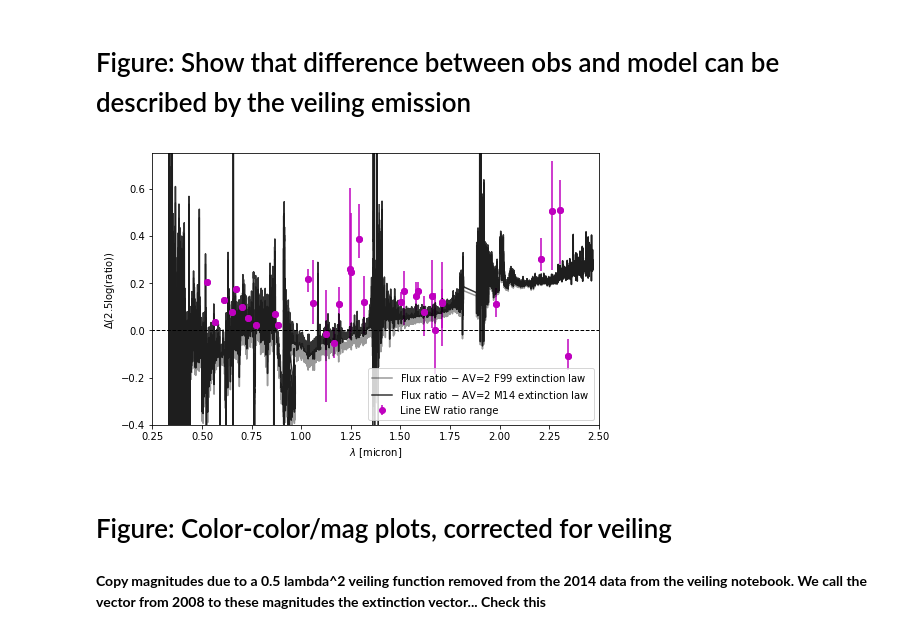
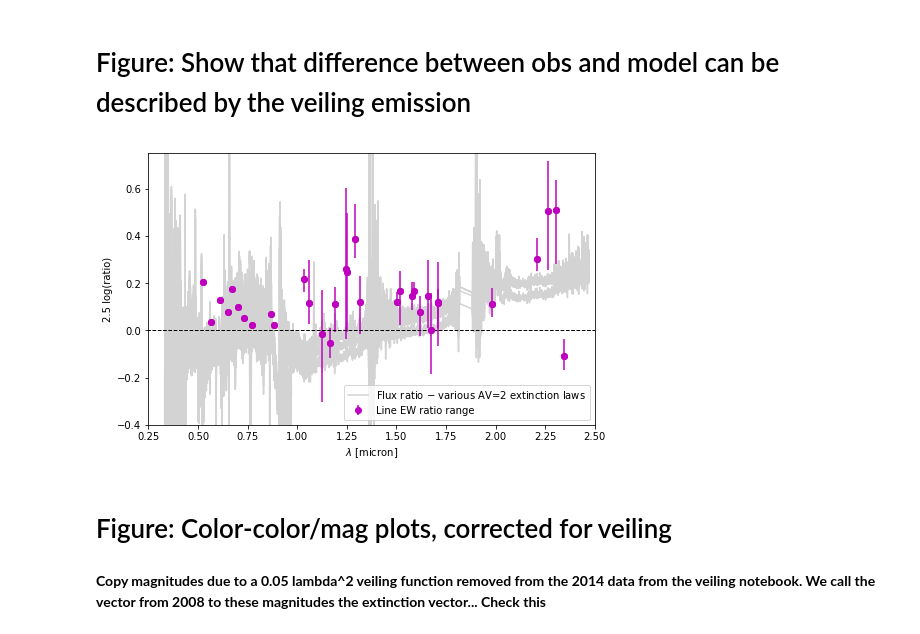
Before and after one commit to krislars/AA_Tau_Covey, a Jupyter notebook: AATau_5_figures.ipynb, the cells around one changed output. Drawn from its saved outputs; the diff is of its cells as text; code cells hidden in the pictures.

```diff
--- a/AATau_5_figures.ipynb
+++ b/AATau_5_figures.ipynb
@@ -353,35 +387,42 @@ plt.show()
 # %%
 fig2,ax=plt.subplots(1,1,figsize=(8,5))
 
 # CCM89, O94, F99, F04, M14, G16
 ext=de.F99(Rv=3)
-ax.plot(allwav_dec02,2.0*ext(allwav_dec02)-ext_dec02,'k',label='Flux ratio $-$ AV=2 F99 extinction law',alpha=0.4)
+ax.plot(allwav_dec02,2.0*ext(allwav_dec02)-ext_dec02,'lightgrey',label='Flux ratio $-$ various AV=2 extinction laws',zorder=-32)
+ext=de.CCM89(Rv=3)
+ax.plot(allwav_dec02,2.0*ext(allwav_dec02)-ext_dec02,'lightgrey',zorder=-32)
+ext=de.O94(Rv=3)
+ax.plot(allwav_dec02,2.0*ext(allwav_dec02)-ext_dec02,'lightgrey',zorder=-32)
+ext=de.F04(Rv=3)
+ax.plot(allwav_dec02,2.0*ext(allwav_dec02)-ext_dec02,'lightgrey',zorder=-32)
 ext=de.M14(Rv=3)
-ax.plot(allwav_dec02,2.0*ext(allwav_dec02)-ext_dec02,'k',label='Flux ratio $-$ AV=2 M14 extinction law',alpha=0.8)
+ax.plot(allwav_dec02,2.0*ext(allwav_dec02)-ext_dec02,'lightgrey',zorder=-32)
+
 
 ax.plot(lines['LineLambda'],2.5*np.log10(lines['EWratio']),'mo',label='_EW ratio')
 
 lower_err = 2.5*np.log10(lines['EWratio']) - 2.5*np.log10(lines['EWmin'])
 upper_err = 2.5*np.log10(lines['EWmax']) - 2.5*np.log10(lines['EWratio'])
 asymmetric_error = [lower_err, upper_err]
 ax.errorbar(lines['LineLambda'],2.5*np.log10(lines['EWratio']), yerr=asymmetric_error, fmt='mo',label='Line EW ratio range')
 
 
 ax.set_ylim(-0.4,0.75)
 ax.set_xlim(0.25,2.5)
 ax.set_xlabel('$\lambda$ [micron]')
-ax.set_ylabel('$\Delta$(2.5log(ratio))')
+ax.set_ylabel('2.5 log(ratio)')
 
 ax.plot([0,3],[0,0],'--k',linewidth=1)
 
 ax.legend(loc='lower right')
 plt.show()
 # %% [output]
-[figure, old version]
+[figure, new version]
 # %% [markdown]
 # Figure: Color-color/mag plots, corrected for veiling <a name="colorcolorall"></a>
 # %% [markdown]
-**Copy magnitudes due to a 0.5 lambda^2 veiling function removed from the 2014 data from the veiling notebook.  We call the vector from 2008 to these magnitudes the extinction vector... Check this**
+**Copy magnitudes due to a 0.05 lambda^2 veiling function removed from the 2014 data from the veiling notebook.  We call the vector from 2008 to these magnitudes the extinction vector... Check this**
 # %%
 mags3=np.array([ 8.36894759,  9.03899776, 10.11555302, 11.54195829, 12.87070442,
        14.86464899, 16.60032636])
```
Also changed, not shown: parts of 10 cells of this notebook, 1 other file.
